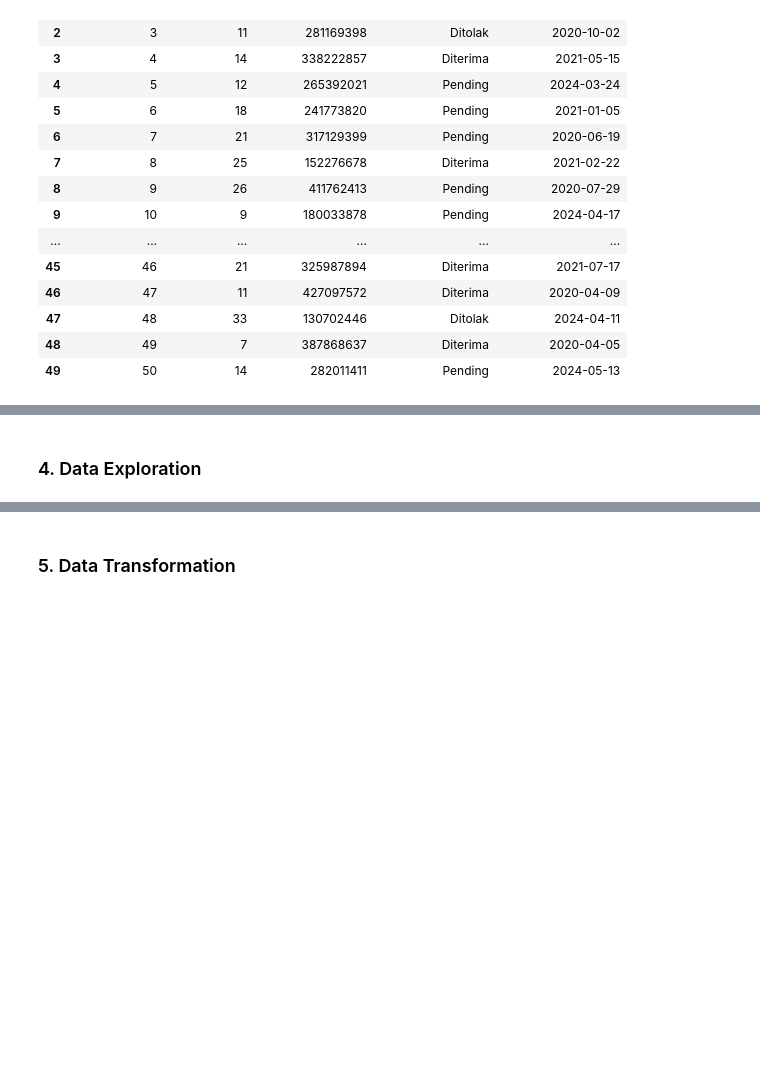
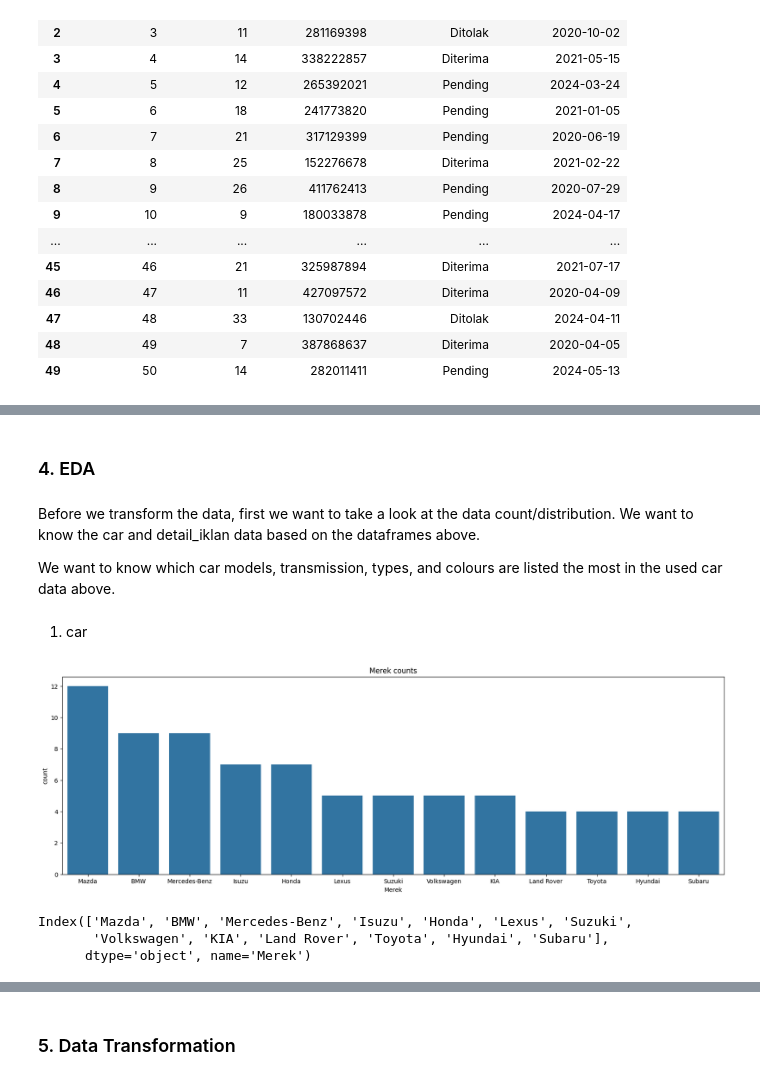
Before and after one commit to rzkybagaskara/bronze-dwh, a Jupyter notebook: notebook.ipynb, the cells around one changed output, grey strips where cells are left out. Saved outputs shown, nothing was run; the diff lists cells and outputs as text; code cells hidden in the pictures; blank space fills up the shorter version.

```diff
--- a/notebook.ipynb
+++ b/notebook.ipynb
@@ -141,2 +124,25 @@ pengguna_data
 # %% [markdown]
-### 4. Data Exploration
+### 4. EDA
+# %% [markdown]
+Before we transform the data, first we want to take a look at the data count/distribution. We want to know the car and detail_iklan data based on the dataframes above.
+
+We want to know which car models, transmission, types, and colours are listed the most in the used car data above.
+# %%
+def plot_counts(dataframe, columns:str, plot: False):
+    ordered = dataframe[columns].value_counts().index #function to sort the data by descending order
+    if plot is True:
+        plt.figure(figsize=(20,6))
+        plt.title(f'{columns} counts')
+        sns.countplot(dataframe, x=columns, order=ordered)
+        plt.show()
+    return ordered
+# %% [markdown]
+1. car
+# %%
+car_brands = plot_counts(mobil_data, 'Merek', True)
+car_brands
+# %% [output]
+[figure, added]
+Index(['Mazda', 'BMW', 'Mercedes-Benz', 'Isuzu', 'Honda', 'Lexus', 'Suzuki',
+       'Volkswagen', 'KIA', 'Land Rover', 'Toyota', 'Hyundai', 'Subaru'],
+      dtype='object', name='Merek')
```
Also changed, not shown: parts of 14 cells of this notebook.
